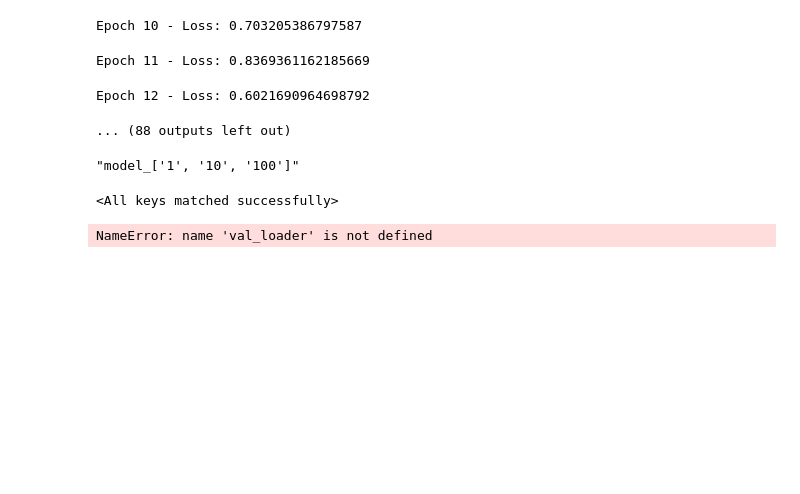
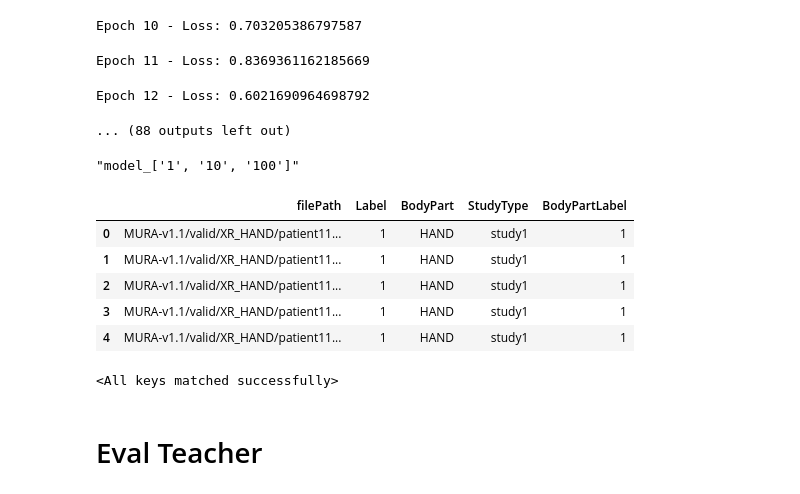
Before and after one commit to DanielFadlon/helthcare-bone-fractures, a Jupyter notebook: bone-fractures.ipynb, the cells around one changed output. Drawn from its saved outputs; the diff is of its cells as text; code cells hidden in the pictures; blank space fills up the shorter version.

Commit message:
eval1

```diff
--- a/bone-fractures.ipynb
+++ b/bone-fractures.ipynb
@@ -257,6 +258,8 @@ X_train_focused = X_train[X_train['BodyPart'].isin(focused_body_parts)].reset_in
 X_test_focused = X_test[X_test['BodyPart'].isin(focused_body_parts)].reset_index(drop=True)
 # %%
 X_train_focused['BodyPartLabel'] = X_train_focused['BodyPart'].apply(lambda x: BodyPart[x].value)
+# %%
+X_test_focused['BodyPartLabel'] = X_test_focused['BodyPart'].apply(lambda x: BodyPart[x].value)
 # %%
 X_train_focused.head()
 # %% [output]
@@ -771,6 +774,15 @@ class StudentModel(nn.Module):
             print(f"Epoch {epoch+1} - Loss: {epoch_loss}")
 
         return loss_lst
+# %%
+X_test_focused.head()
+# %% [output]
+|  | filePath | Label | BodyPart | StudyType | BodyPartLabel |
+| 0 | MURA-v1.1/valid/XR_HAND/patient11... | 1 | HAND | study1 | 1 |
+| 1 | MURA-v1.1/valid/XR_HAND/patient11... | 1 | HAND | study1 | 1 |
+| 2 | MURA-v1.1/valid/XR_HAND/patient11... | 1 | HAND | study1 | 1 |
+| 3 | MURA-v1.1/valid/XR_HAND/patient11... | 1 | HAND | study1 | 1 |
+| 4 | MURA-v1.1/valid/XR_HAND/patient11... | 1 | HAND | study1 | 1 |
 # %%
 val_data = DefaultDataset(X_test_focused, default_transform)
 val_dataloader = DataLoader(dataset=val_data, batch_size=64, shuffle=True)
@@ -780,36 +792,4 @@ teacher.load_state_dict(torch.load("./fined-tuned-models/model_['1', '10', '100'
 # %% [output]
 <All keys matched successfully>
-# %%
-# Make sure the teacher model is in evaluation mode
-teacher.eval()
-
-# Initialize counters
-total = 0
-correct_body_part = 0
-correct_fraction = 0
-
-# We don't need gradients for evaluation, so wrap in no_grad to save memory
-with torch.no_grad():
-    for i, (inputs, labels_body_part, labels_fraction) in enumerate(teacher):
-        inputs = inputs.to(device)
-        labels_body_part, labels_fraction = labels_body_part.to(device), labels_fraction.to(device)
-
-        # Forward pass and get predictions
-        outputs_body_part, outputs_fraction = teacher(inputs)
-        _, predicted_body_part = torch.max(outputs_body_part.data, 1)
-        _, predicted_fraction = torch.max(outputs_fraction.data, 1)
-
-        # Update counters
-        total += labels_body_part.size(0)
-        correct_body_part += (predicted_body_part == labels_body_part).sum().item()
-        correct_fraction += (predicted_fraction == labels_fraction).sum().item()
-
-# Compute accuracy
-accuracy_body_part = correct_body_part / total
-accuracy_fraction = correct_fraction / total
-
-print('Accuracy of the teacher model on the validation set:')
-print('Body part: {}%'.format(100 * accuracy_body_part))
-print('Fraction: {}%'.format(100 * accuracy_fraction))
-# %% [output]
-NameError: name 'val_loader' is not defined
+# %% [markdown]
+# Eval Teacher
```
Also changed, not shown: parts of 15 cells of this notebook.
